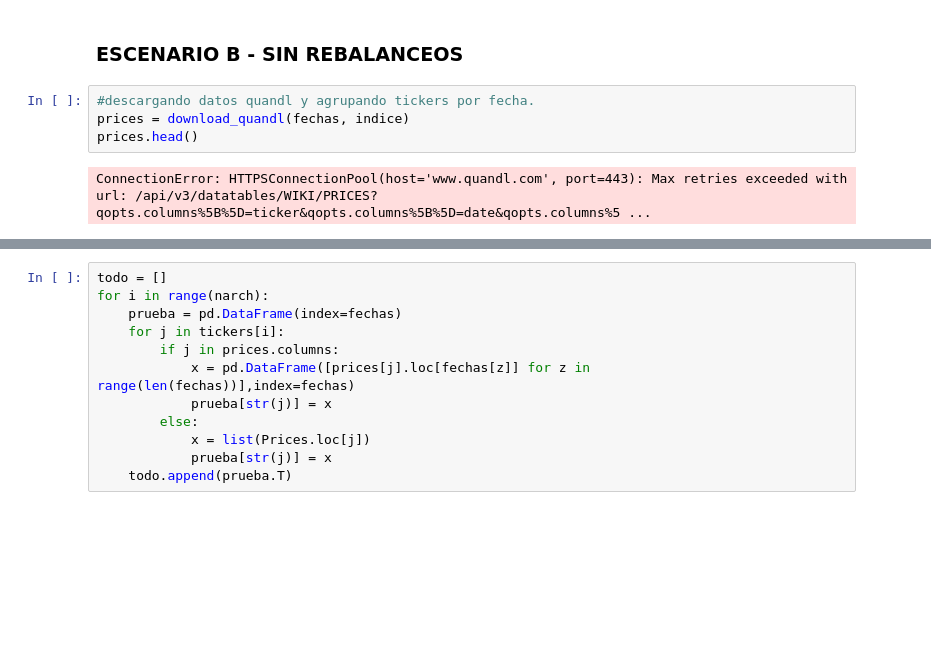
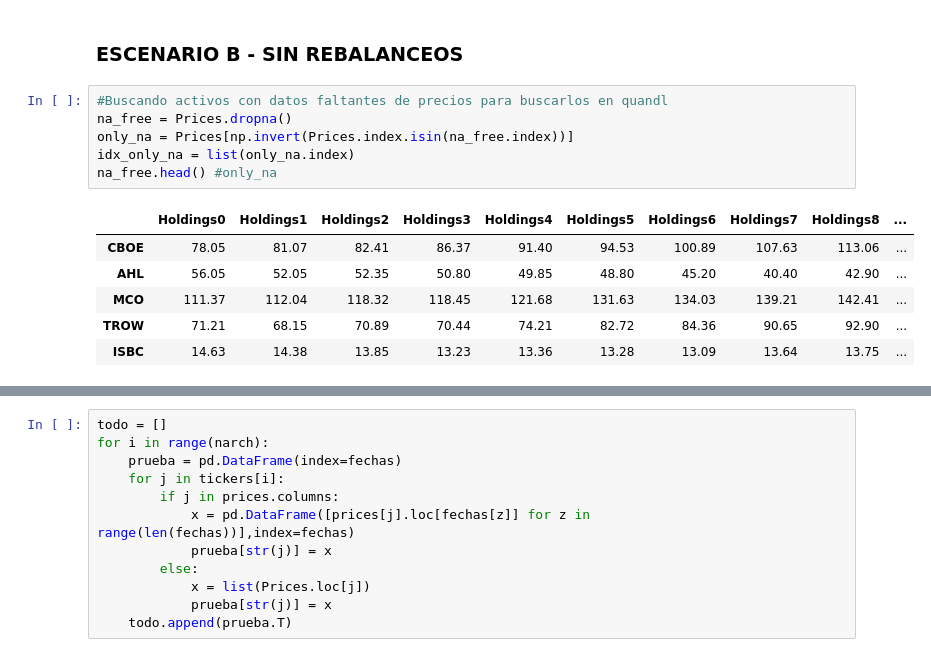
Before and after one commit to Marisolcantarero95/TRADING, a Jupyter notebook: Lab1_EqA/A_myst_Laboratorio1.ipynb, the cells around one changed output, grey strips where cells are left out. Cells and saved outputs as stored; diff of their text form; blank space fills up the shorter version.

```diff
--- a/Lab1_EqA/A_myst_Laboratorio1.ipynb
+++ b/Lab1_EqA/A_myst_Laboratorio1.ipynb
@@ -187,9 +187,16 @@ plt.show()
 [figure]
 # %% [markdown]
 ### ESCENARIO B - SIN REBALANCEOS
-# %%
-#descargando datos quandl y agrupando tickers por fecha.
-prices = download_quandl(fechas, indice)
-prices.head()
-# %% [output]
-ConnectionError: HTTPSConnectionPool(host='www.quandl.com', port=443): Max retries exceeded with url: /api/v3/datatables/WIKI/PRICES?qopts.columns%5B%5D=ticker&qopts.columns%5B%5D=date&qopts.columns%5 ...
+# %%
+#Buscando activos con datos faltantes de precios para buscarlos en quandl
+na_free = Prices.dropna()
+only_na = Prices[np.invert(Prices.index.isin(na_free.index))]
+idx_only_na = list(only_na.index)
+na_free.head() #only_na
+# %% [output]
+|  | Holdings0 | Holdings1 | Holdings2 | Holdings3 | Holdings4 | Holdings5 | Holdings6 | Holdings7 | Holdings8 | ... |
+| CBOE | 78.05 | 81.07 | 82.41 | 86.37 | 91.40 | 94.53 | 100.89 | 107.63 | 113.06 | ... |
+| AHL | 56.05 | 52.05 | 52.35 | 50.80 | 49.85 | 48.80 | 45.20 | 40.40 | 42.90 | ... |
+| MCO | 111.37 | 112.04 | 118.32 | 118.45 | 121.68 | 131.63 | 134.03 | 139.21 | 142.41 | ... |
+| TROW | 71.21 | 68.15 | 70.89 | 70.44 | 74.21 | 82.72 | 84.36 | 90.65 | 92.90 | ... |
+| ISBC | 14.63 | 14.38 | 13.85 | 13.23 | 13.36 | 13.28 | 13.09 | 13.64 | 13.75 | ... |
```
Also changed, not shown: parts of 13 cells of this notebook.
